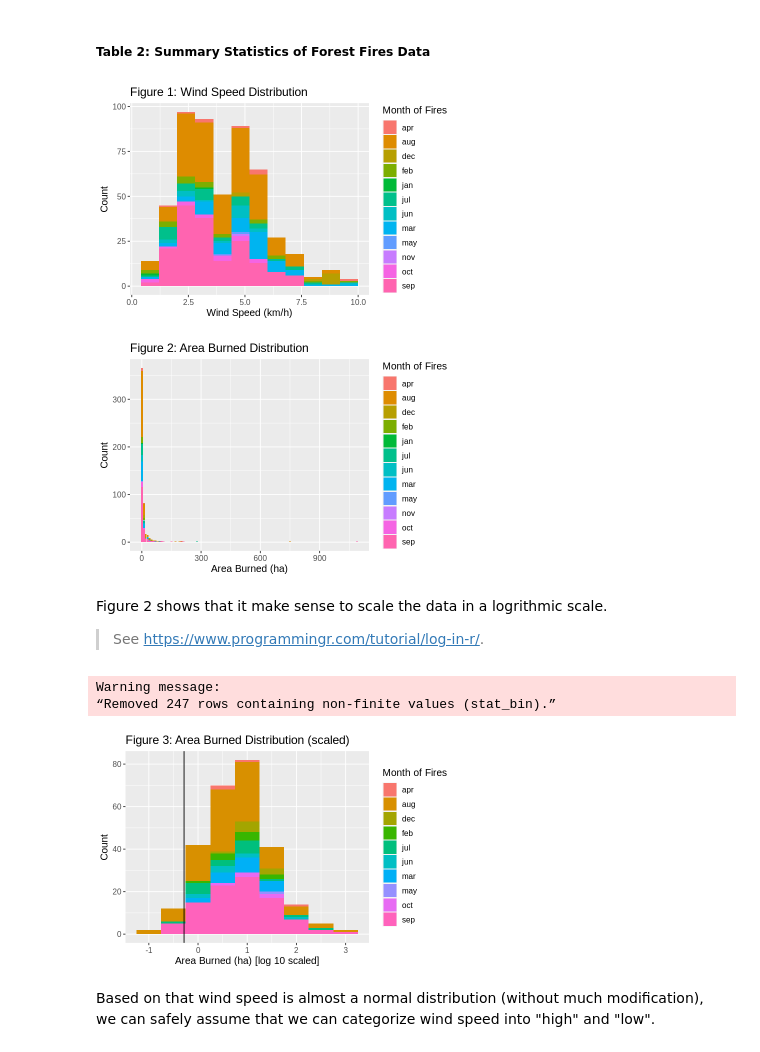
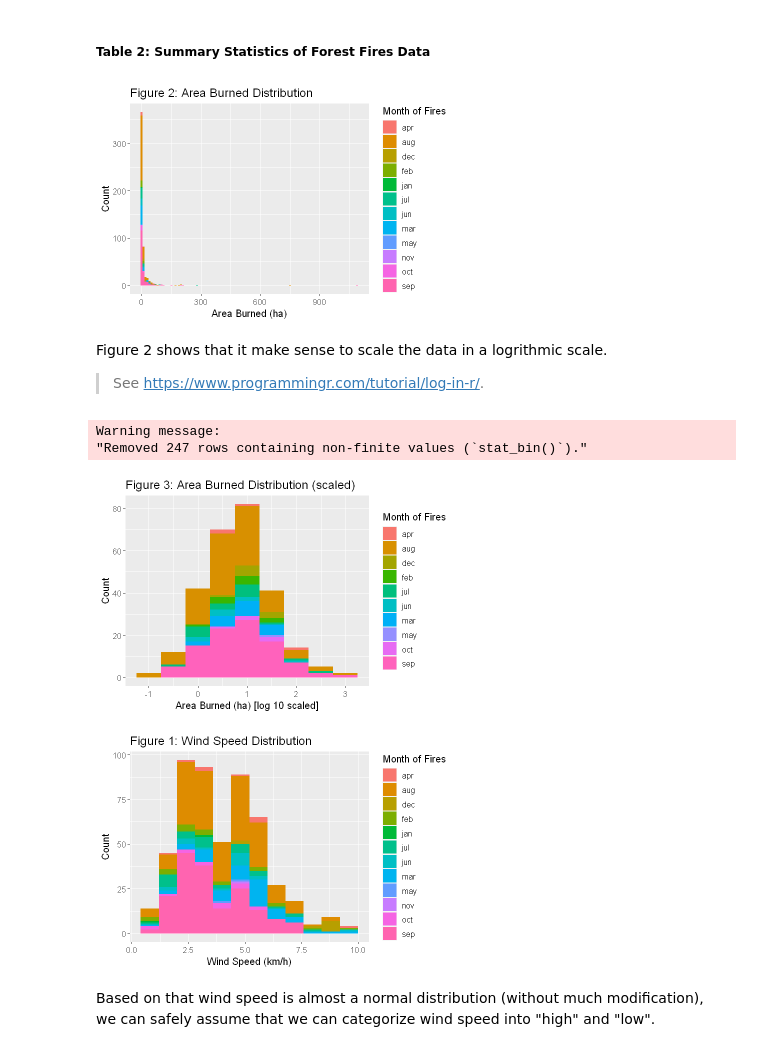
Before and after one commit to Mapleia/STAT_201_proj, a Jupyter notebook: src/Preliminary_Results.ipynb, the cells around one changed output. Cells and saved outputs as stored; diff of their text form; code cells hidden in the pictures.

Commit message:
reordering plots

```diff
--- a/src/Preliminary_Results.ipynb
+++ b/src/Preliminary_Results.ipynb
@@ -66,27 +66,17 @@ print(summary(forest_fires_data))
 # %%
 options(repr.plot.width = 6, repr.plot.height = 4)
 
 #Visualizing the distribution of each variable
-plot_1 <- forest_fires_data %>%
-    ggplot(aes(x = wind, fill = month))+
-    geom_histogram(binwidth = 0.8) +
-    labs(x="Wind Speed (km/h)", y="Count")+
-    ggtitle("Figure 1: Wind Speed Distribution") +
-    scale_fill_discrete(name = "Month of Fires")+
-    theme(text = element_text(size = 12))
-plot_1
-
-plot_2 <- forest_fires_data %>%
+are_burned_plot <- forest_fires_data %>%
     ggplot(aes(x =area, fill = month))+
     geom_histogram(binwidth = 10) +
     labs(x="Area Burned (ha)", y="Count")+
     ggtitle("Figure 2: Area Burned Distribution") +
     scale_fill_discrete(name = "Month of Fires")+
     theme(text = element_text(size = 12))
-plot_2
+are_burned_plot
 # %% [output]
-[figure, old version]
+[figure, new version]
-[figure, removed]
 # %% [markdown]
 Figure 2 shows that it make sense to scale the data in a logrithmic scale.
 > See https://www.programmingr.com/tutorial/log-in-r/.
@@ -94,19 +84,29 @@ Figure 2 shows that it make sense to scale the data in a logrithmic scale.
 forest_fires_data <- forest_fires_data %>%
     mutate(area_log10 = log10(area))
 # %%
-area_burned_plot_2 <- forest_fires_data %>%
+area_burned_scaled_plot <- forest_fires_data %>%
     ggplot(aes(x =area_log10, fill = month))+
     geom_histogram(binwidth = 0.5) +
     labs(x="Area Burned (ha) [log 10 scaled]", y="Count")+
     ggtitle("Figure 3: Area Burned Distribution (scaled)") +
     scale_fill_discrete(name = "Month of Fires") +
-    theme(text = element_text(size = 12)) +
-    geom_vline(aes(xintercept = median(area_log10)))
-area_burned_plot_2
+    theme(text = element_text(size = 12))
+area_burned_scaled_plot
 # %% [output]
 Warning message:
-“Removed 247 rows containing non-finite values (stat_bin).”
+"Removed 247 rows containing non-finite values (`stat_bin()`)."
-[figure, old version]
+[figure, new version]
+# %%
+wind_speed_plot <- forest_fires_data %>%
+    ggplot(aes(x = wind, fill = month))+
+    geom_histogram(binwidth = 0.8) +
+    labs(x="Wind Speed (km/h)", y="Count")+
+    ggtitle("Figure 1: Wind Speed Distribution") +
+    scale_fill_discrete(name = "Month of Fires")+
+    theme(text = element_text(size = 12))
+wind_speed_plot
+# %% [output]
+[figure, added]
 # %% [markdown]
 Based on that wind speed is almost a normal distribution (without much modification), we can safely assume that we can categorize wind speed into "high" and "low".
 # %%
```
Also changed, not shown: parts of 3 cells of this notebook.
